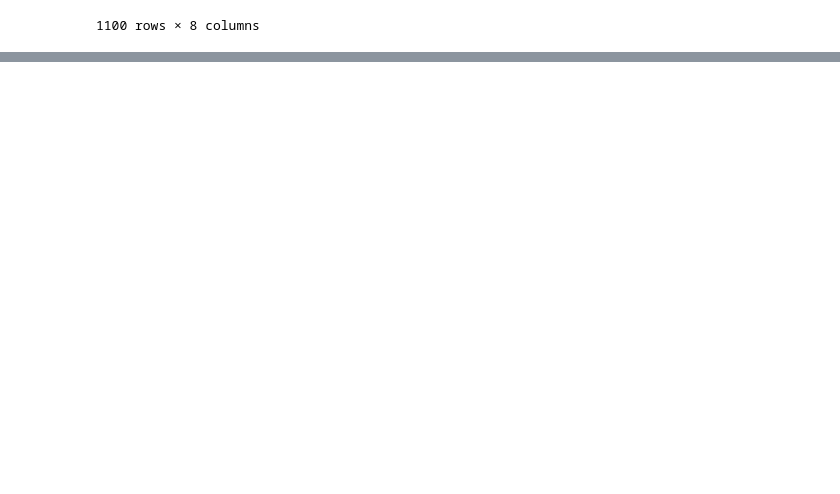
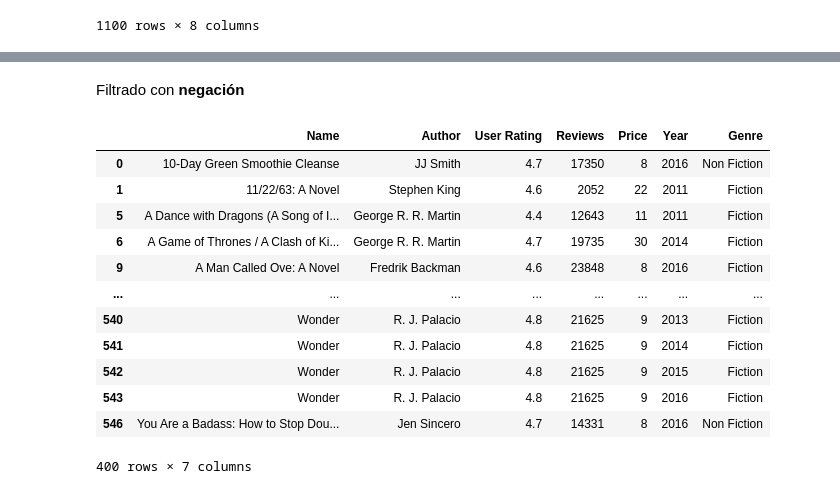
Before and after one commit to Carmen-N/Manipulaci-n-y-Transformaci-n-de-Datos-con-Pandas-y-NumPy, a Jupyter notebook: proyecto_con_Pandas_.ipynb, the cells around one changed output, grey strips where cells are left out. Saved outputs shown, nothing was run; the diff lists cells and outputs as text; code cells hidden in the pictures; blank space fills up the shorter version.

```diff
--- a/proyecto_con_Pandas_.ipynb
+++ b/proyecto_con_Pandas_.ipynb
@@ -337,0 +442,18 @@ df_books.append(df_books)
+# %% [markdown]
+Filtrado con **negación**
+# %%
+df_books[~mayor2016]                                                         #Filtra los libros publicados antes o igual al 2016
+# %% [output]
+|  | Name | Author | User Rating | Reviews | Price | Year | Genre |
+| 0 | 10-Day Green Smoothie Cleanse | JJ Smith | 4.7 | 17350 | 8 | 2016 | Non Fiction |
+| 1 | 11/22/63: A Novel | Stephen King | 4.6 | 2052 | 22 | 2011 | Fiction |
+| 5 | A Dance with Dragons (A Song of I... | George R. R. Martin | 4.4 | 12643 | 11 | 2011 | Fiction |
+| 6 | A Game of Thrones / A Clash of Ki... | George R. R. Martin | 4.7 | 19735 | 30 | 2014 | Fiction |
+| 9 | A Man Called Ove: A Novel | Fredrik Backman | 4.6 | 23848 | 8 | 2016 | Fiction |
+| ... | ... | ... | ... | ... | ... | ... | ... |
+| 540 | Wonder | R. J. Palacio | 4.8 | 21625 | 9 | 2013 | Fiction |
+| 541 | Wonder | R. J. Palacio | 4.8 | 21625 | 9 | 2014 | Fiction |
+| 542 | Wonder | R. J. Palacio | 4.8 | 21625 | 9 | 2015 | Fiction |
+| 543 | Wonder | R. J. Palacio | 4.8 | 21625 | 9 | 2016 | Fiction |
+| 546 | You Are a Badass: How to Stop Dou... | Jen Sincero | 4.7 | 14331 | 8 | 2016 | Non Fiction |
+400 rows × 7 columns
```
Also changed, not shown: parts of 31 cells of this notebook.
